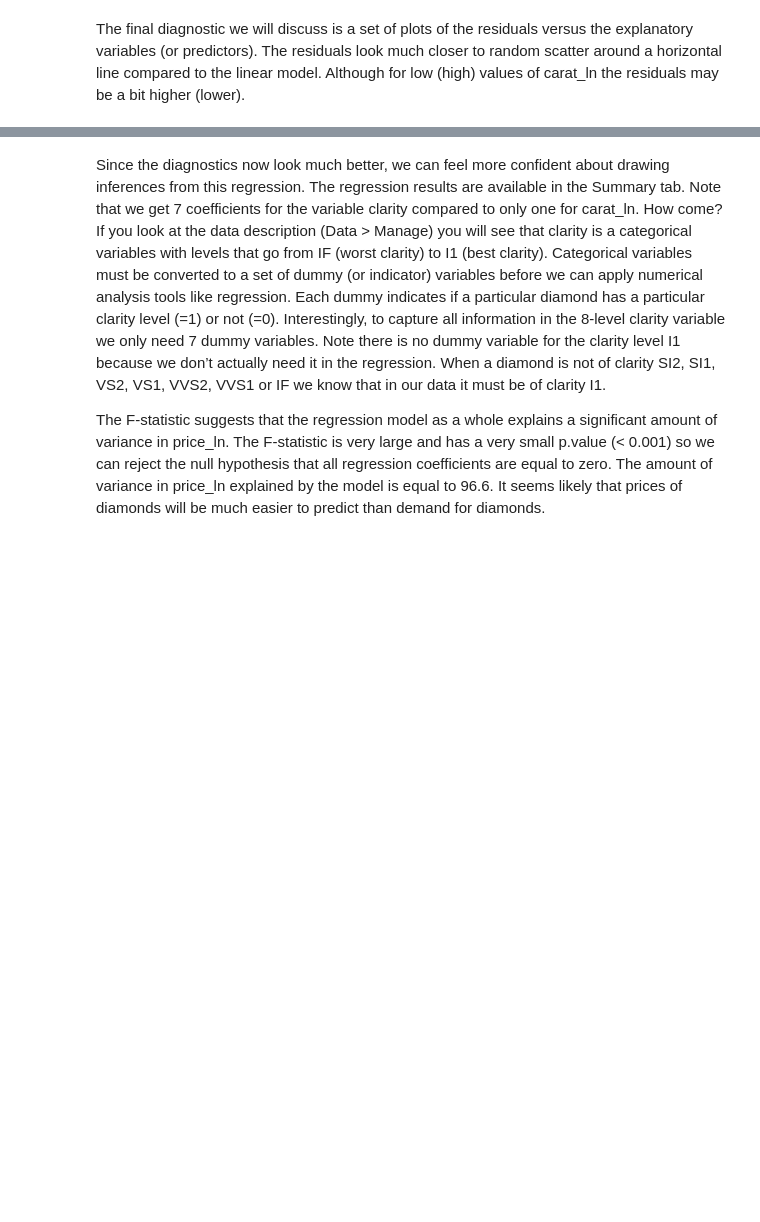
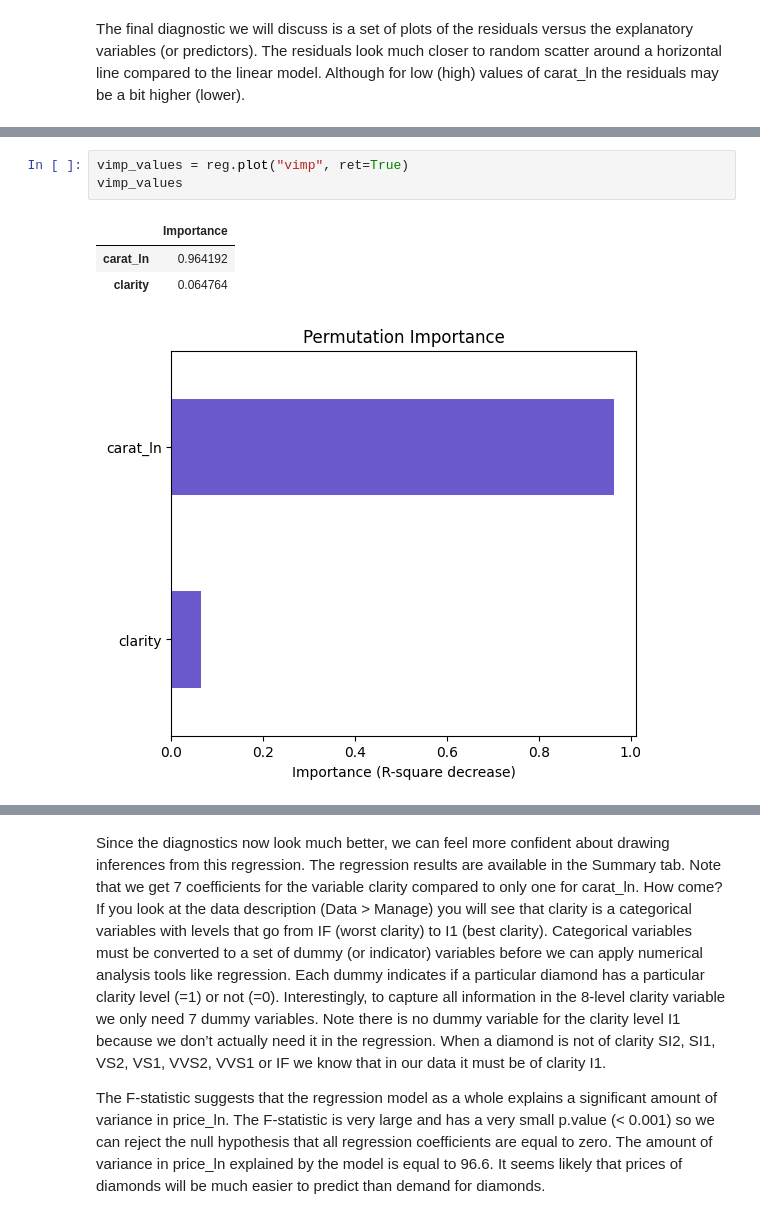
Before and after one commit to vnijs/pyrsm, a Jupyter notebook: examples/model/model-linear-regression.ipynb, the cells around one changed output, grey strips where cells are left out. Saved outputs shown, nothing was run; the diff lists cells and outputs as text; blank space fills up the shorter version.

```diff
--- a/examples/model/model-linear-regression.ipynb
+++ b/examples/model/model-linear-regression.ipynb
@@ -427,3 +413,11 @@ The final diagnostic we will discuss is a set of plots of the residuals versus t
+# %%
+vimp_values = reg.plot("vimp", ret=True)
+vimp_values
+# %% [output]
+|  | Importance |
+| carat_ln | 0.964192 |
+| clarity | 0.064764 |
+[figure, added]
 # %%
 reg.plot("residual")
 # %% [output]
```
Also changed, not shown: parts of 22 cells of this notebook, 55 other files.
